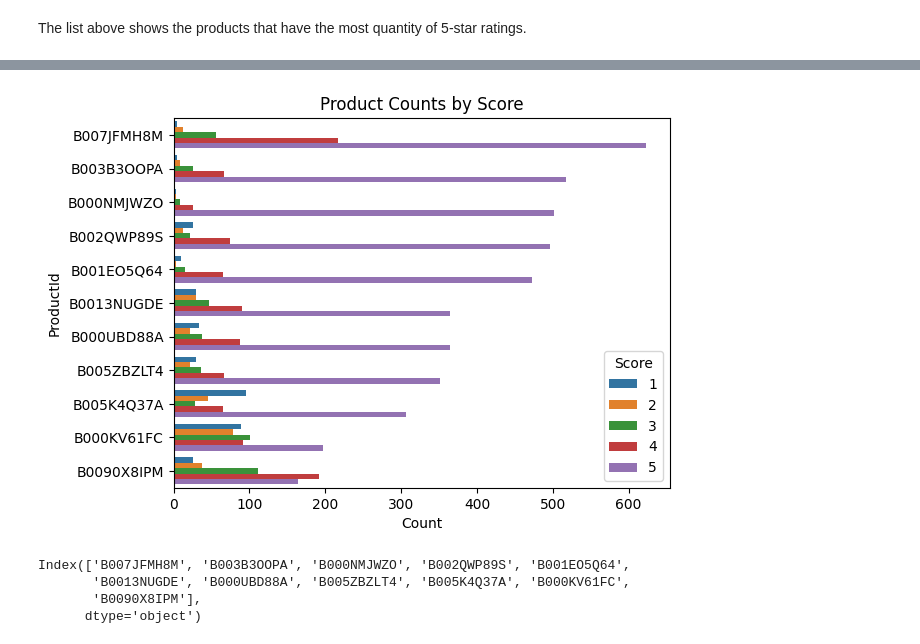
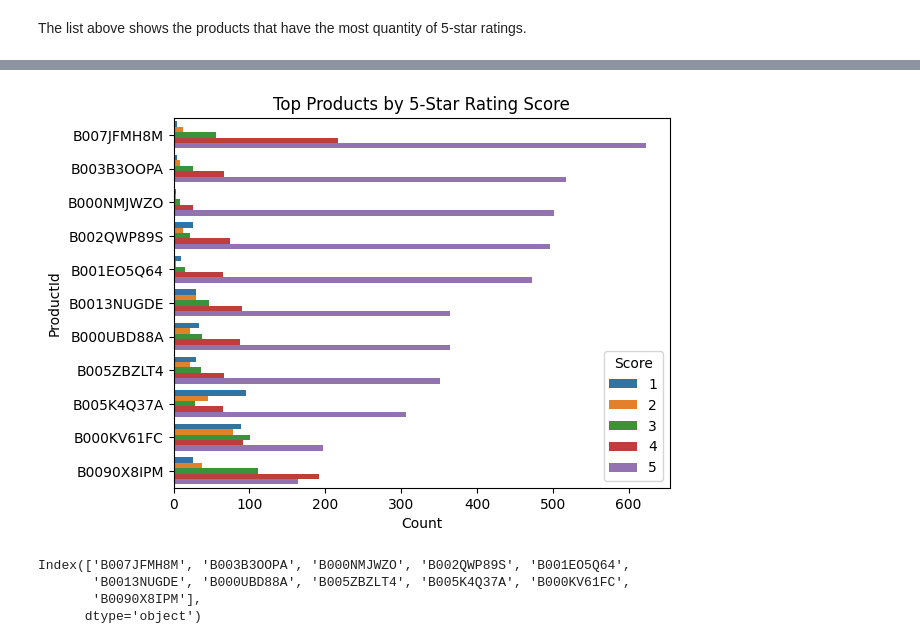
Before and after one commit to longbytes/amazon-reviews-data-analysis, a Jupyter notebook: Amazon_Reviews_Data_Analysis.ipynb, the cells around one changed output, grey strips where cells are left out. Drawn from its saved outputs; the diff is of its cells as text; code cells hidden in the pictures.

```diff
--- a/Amazon_Reviews_Data_Analysis.ipynb
+++ b/Amazon_Reviews_Data_Analysis.ipynb
@@ -531,7 +547,13 @@ sns.countplot(y = 'ProductId',
 
 plt.xlabel('Count')
 plt.ylabel('ProductId')
-plt.title('Product Counts by Score')
+plt.title('Top Products by 5-Star Rating Score')
+
+# Save the plot as an image
+plt.savefig('top_products_by_5star_rating.png')
+# Download the image
+from google.colab import files
+files.download('top_products_by_5star_rating.png')
 
 plt.show()
 # %% [output]
@@ -538,4 +562,4 @@ plt.show()
-[figure, old version]
+[figure, new version]
 # %%
 score_5_counts.index
 # %% [output]
```
Also changed, not shown: parts of 7 cells of this notebook.
